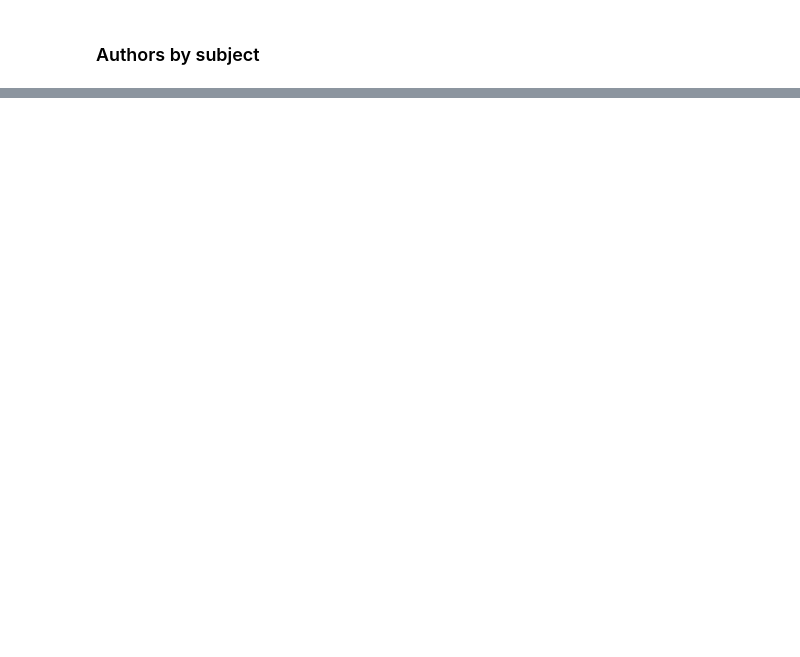
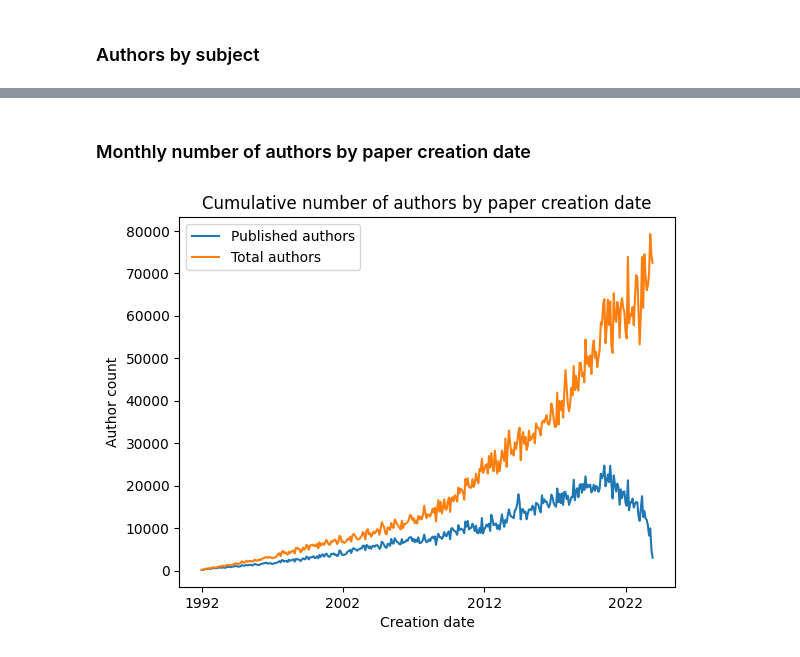
Before and after one commit to aot29/arxiv_exploratory, a Jupyter notebook: 02_authors_EDA.ipynb, the cells around one changed output, grey strips where cells are left out. Cells and saved outputs as stored; diff of their text form; code cells hidden in the pictures; blank space fills up the shorter version.

```diff
--- a/02_authors_EDA.ipynb
+++ b/02_authors_EDA.ipynb
@@ -68,0 +140,13 @@ counts_df
+# %% [markdown]
+### Monthly number of authors by paper creation date
+# %%
+plt.title('Cumulative number of authors by paper creation date')
+plt.xticks(ticks=range(0, len(counts_published), 120), labels=range(min_year, max_year+1, 10))
+plt.xlabel('Creation date')
+plt.ylabel('Author count')
+plt.plot(list(counts_published['count']), label='Published authors')
+plt.plot(list(counts_all['count']), label='Total authors')
+plt.legend()
+plt.show();
+# %% [output]
+[figure, added]
```
Also changed, not shown: parts of 11 cells of this notebook, 1 other file.
